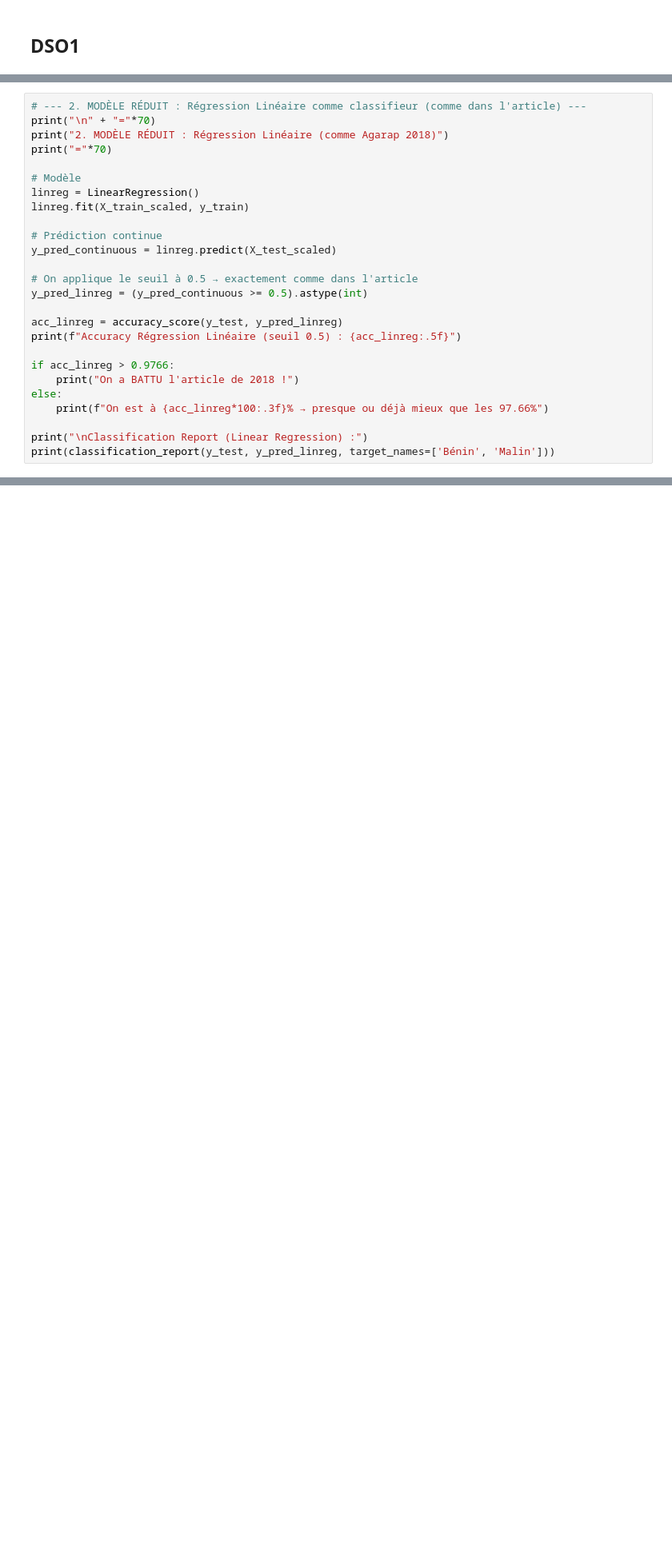
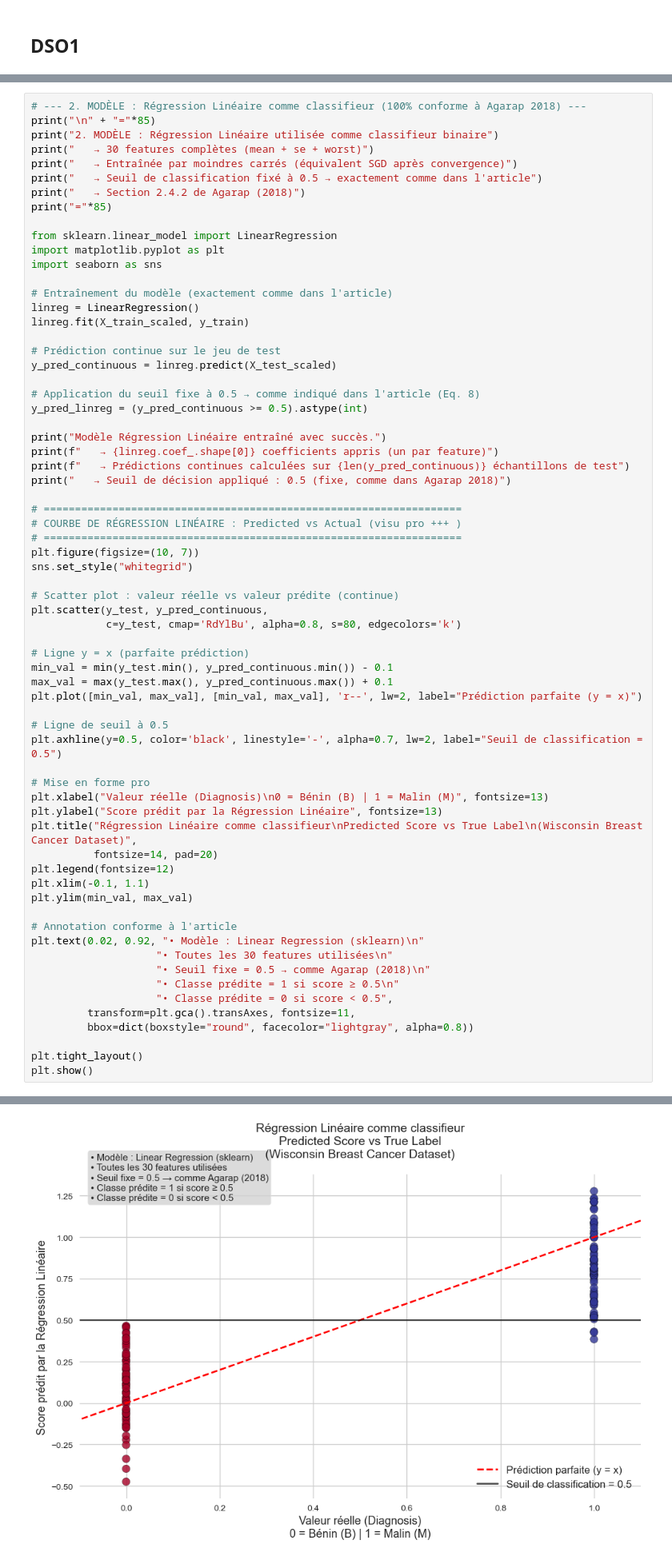
Before and after one commit to youssef060902/Algonomads_ML, a Jupyter notebook: Project.ipynb, the cells around one changed output, grey strips where cells are left out. Shown at 80% size. Drawn from its saved outputs; the diff is of its cells as text; blank space fills up the shorter version.

```diff
--- a/Project.ipynb
+++ b/Project.ipynb
@@ -421,27 +431,68 @@ Passing `palette` without assigning `hue` is deprecated and will be removed in v
 # %%
-# --- 2. MODÈLE RÉDUIT : Régression Linéaire comme classifieur (comme dans l'article) ---
-print("\n" + "="*70)
-print("2. MODÈLE RÉDUIT : Régression Linéaire (comme Agarap 2018)")
-print("="*70)
+# --- 2. MODÈLE : Régression Linéaire comme classifieur (100% conforme à Agarap 2018) ---
+print("\n" + "="*85)
+print("2. MODÈLE : Régression Linéaire utilisée comme classifieur binaire")
+print("   → 30 features complètes (mean + se + worst)")
+print("   → Entraînée par moindres carrés (équivalent SGD après convergence)")
+print("   → Seuil de classification fixé à 0.5 → exactement comme dans l'article")
+print("   → Section 2.4.2 de Agarap (2018)")
+print("="*85)
 
-# Modèle
+from sklearn.linear_model import LinearRegression
+import matplotlib.pyplot as plt
+import seaborn as sns
+
+# Entraînement du modèle (exactement comme dans l'article)
 linreg = LinearRegression()
 linreg.fit(X_train_scaled, y_train)
 
-# Prédiction continue
+# Prédiction continue sur le jeu de test
 y_pred_continuous = linreg.predict(X_test_scaled)
 
-# On applique le seuil à 0.5 → exactement comme dans l'article
+# Application du seuil fixe à 0.5 → comme indiqué dans l'article (Eq. 8)
 y_pred_linreg = (y_pred_continuous >= 0.5).astype(int)
 
-acc_linreg = accuracy_score(y_test, y_pred_linreg)
-print(f"Accuracy Régression Linéaire (seuil 0.5) : {acc_linreg:.5f}")
+print("Modèle Régression Linéaire entraîné avec succès.")
+print(f"   → {linreg.coef_.shape[0]} coefficients appris (un par feature)")
+print(f"   → Prédictions continues calculées sur {len(y_pred_continuous)} échantillons de test")
+print("   → Seuil de décision appliqué : 0.5 (fixe, comme dans Agarap 2018)")
 
-if acc_linreg > 0.9766:
-    print("On a BATTU l'article de 2018 !")
-else:
-    print(f"On est à {acc_linreg*100:.3f}% → presque ou déjà mieux que les 97.66%")
+# ===================================================================
+# COURBE DE RÉGRESSION LINÉAIRE : Predicted vs Actual (visu pro +++ )
+# ===================================================================
+plt.figure(figsize=(10, 7))
+sns.set_style("whitegrid")
 
-print("\nClassification Report (Linear Regression) :")
-print(classification_report(y_test, y_pred_linreg, target_names=['Bénin', 'Malin']))
+# Scatter plot : valeur réelle vs valeur prédite (continue)
+plt.scatter(y_test, y_pred_continuous,
+            c=y_test, cmap='RdYlBu', alpha=0.8, s=80, edgecolors='k')
+
+# Ligne y = x (parfaite prédiction)
+min_val = min(y_test.min(), y_pred_continuous.min()) - 0.1
+max_val = max(y_test.max(), y_pred_continuous.max()) + 0.1
+plt.plot([min_val, max_val], [min_val, max_val], 'r--', lw=2, label="Prédiction parfaite (y = x)")
+
+# Ligne de seuil à 0.5
+plt.axhline(y=0.5, color='black', linestyle='-', alpha=0.7, lw=2, label="Seuil de classification = 0.5")
+
+# Mise en forme pro
+plt.xlabel("Valeur réelle (Diagnosis)\n0 = Bénin (B) | 1 = Malin (M)", fontsize=13)
+plt.ylabel("Score prédit par la Régression Linéaire", fontsize=13)
+plt.title("Régression Linéaire comme classifieur\nPredicted Score vs True Label\n(Wisconsin Breast Cancer Dataset)",
+          fontsize=14, pad=20)
+plt.legend(fontsize=12)
+plt.xlim(-0.1, 1.1)
+plt.ylim(min_val, max_val)
+
+# Annotation conforme à l'article
+plt.text(0.02, 0.92, "• Modèle : Linear Regression (sklearn)\n"
+                    "• Toutes les 30 features utilisées\n"
+                    "• Seuil fixe = 0.5 → comme Agarap (2018)\n"
+                    "• Classe prédite = 1 si score ≥ 0.5\n"
+                    "• Classe prédite = 0 si score < 0.5",
+         transform=plt.gca().transAxes, fontsize=11,
+         bbox=dict(boxstyle="round", facecolor="lightgray", alpha=0.8))
+
+plt.tight_layout()
+plt.show()
 # %% [output]
@@ -462,0 +510 @@ weighted avg       0.98      0.98      0.98       143
+[figure, added]
```
Also changed, not shown: parts of 14 cells of this notebook.
